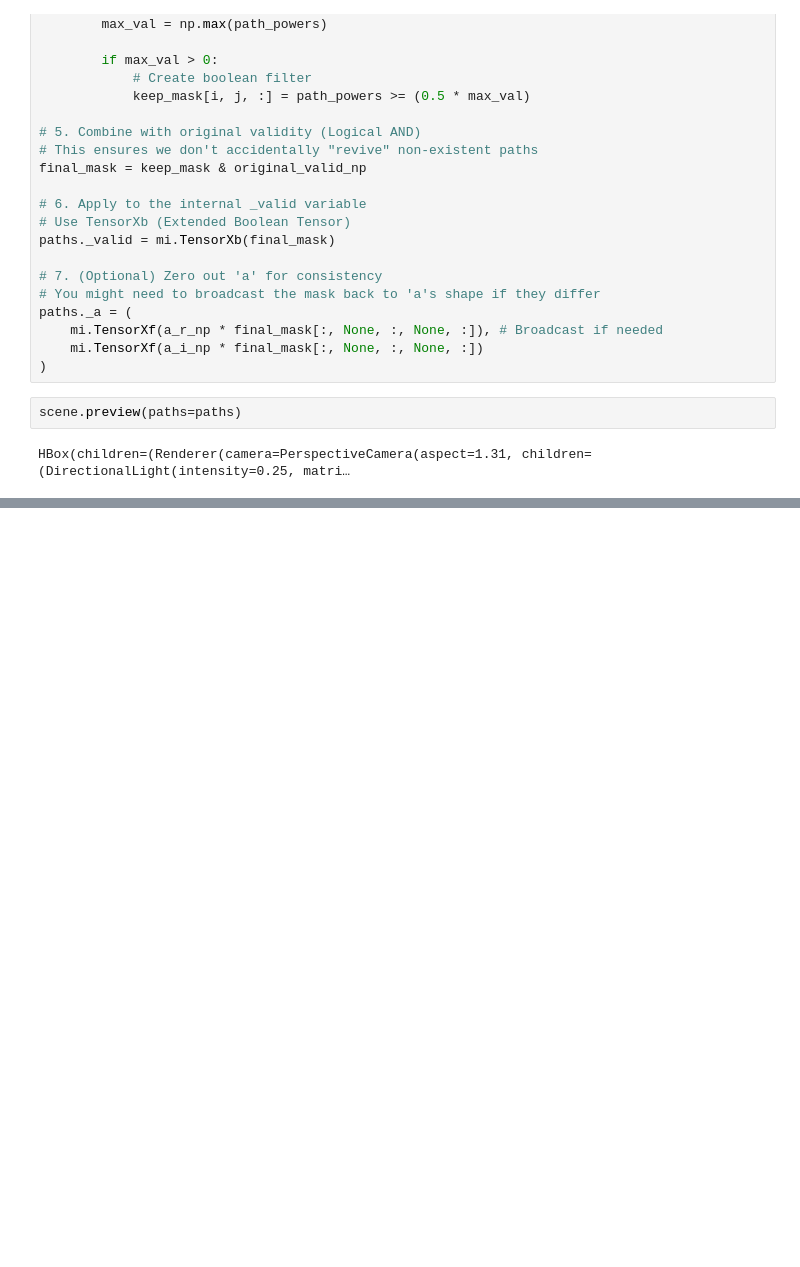
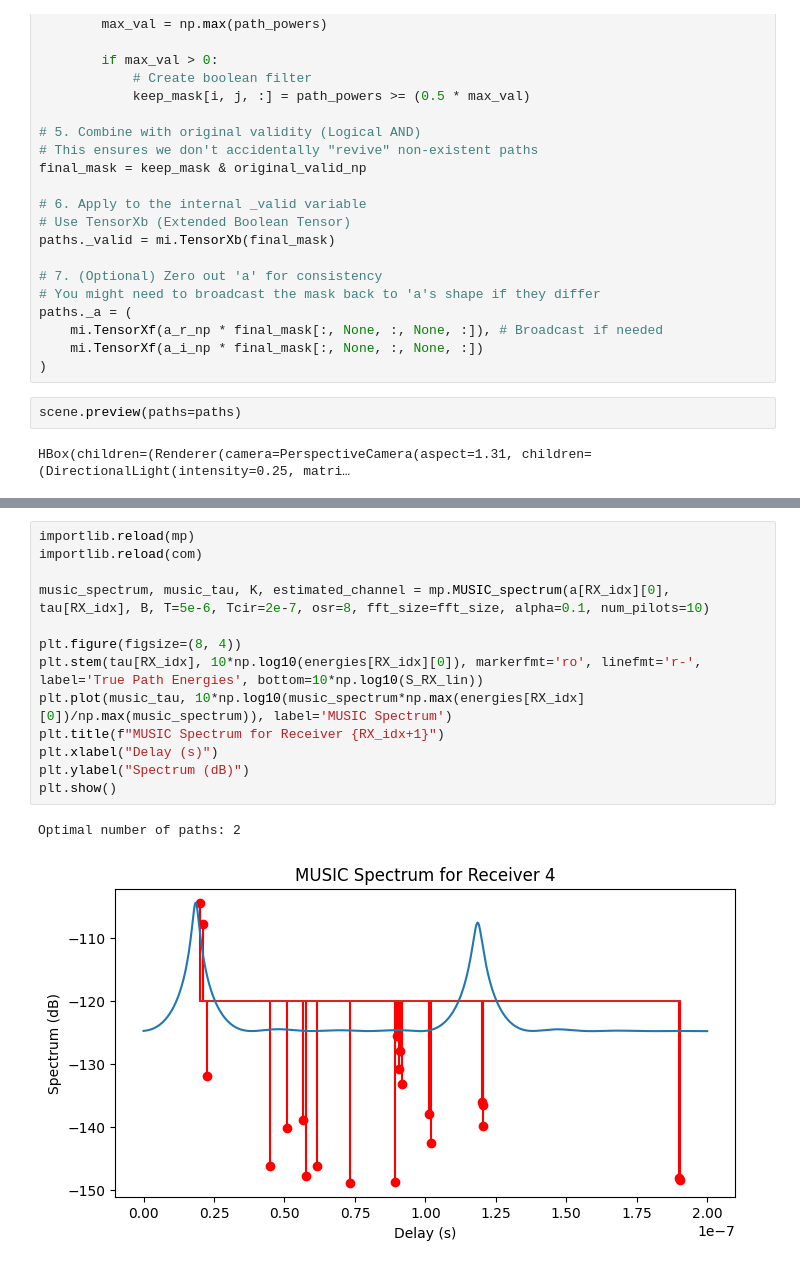
Before and after one commit to lraviart/RayTracing, a Jupyter notebook: Localization/Chain.ipynb, the cells around one changed output, grey strips where cells are left out. Cells and saved outputs as stored; diff of their text form; blank space fills up the shorter version.

```diff
--- a/Localization/Chain.ipynb
+++ b/Localization/Chain.ipynb
@@ -320,2 +322,18 @@ plt.show()
+# %%
+importlib.reload(mp)
+importlib.reload(com)
+
+music_spectrum, music_tau, K, estimated_channel = mp.MUSIC_spectrum(a[RX_idx][0], tau[RX_idx], B, T=5e-6, Tcir=2e-7, osr=8, fft_size=fft_size, alpha=0.1, num_pilots=10)
+
+plt.figure(figsize=(8, 4))
+plt.stem(tau[RX_idx], 10*np.log10(energies[RX_idx][0]), markerfmt='ro', linefmt='r-', label='True Path Energies', bottom=10*np.log10(S_RX_lin))
+plt.plot(music_tau, 10*np.log10(music_spectrum*np.max(energies[RX_idx][0])/np.max(music_spectrum)), label='MUSIC Spectrum')
+plt.title(f"MUSIC Spectrum for Receiver {RX_idx+1}")
+plt.xlabel("Delay (s)")
+plt.ylabel("Spectrum (dB)")
+plt.show()
+# %% [output]
+Optimal number of paths: 2
+[figure, added]
 # %%
 importlib.reload(mp)
```
Also changed, not shown: parts of 13 cells of this notebook, 7 other files.
